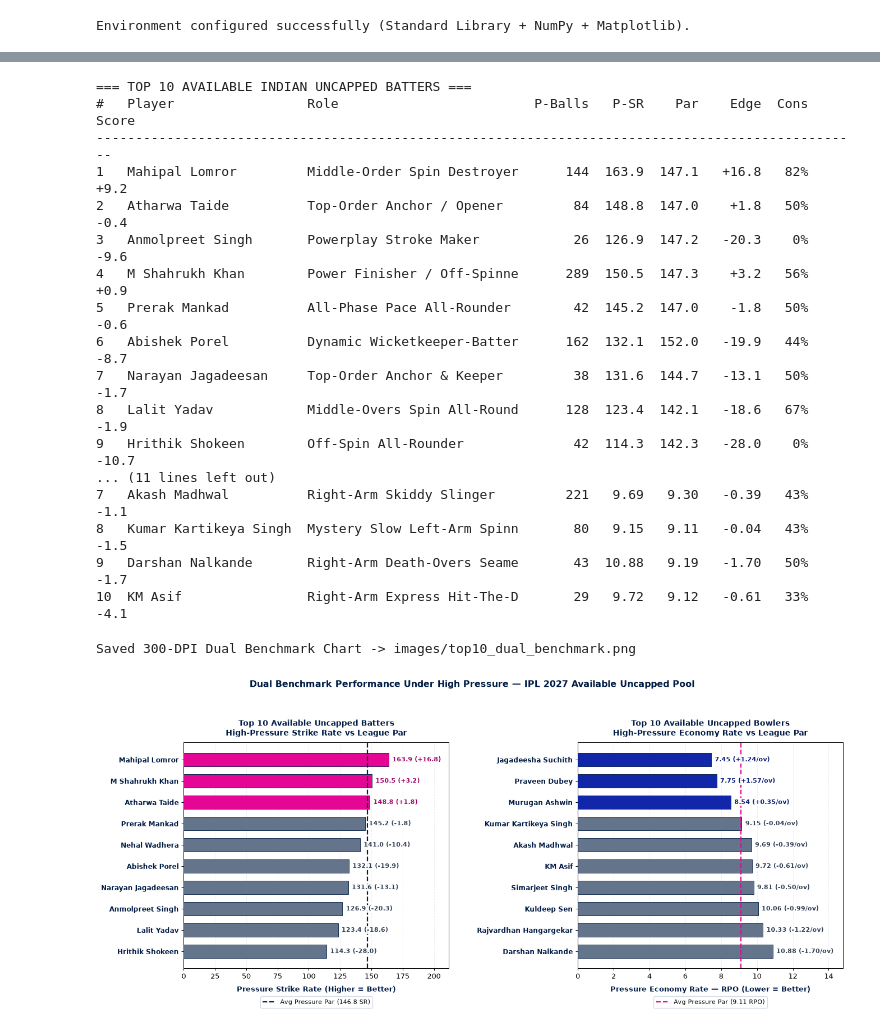
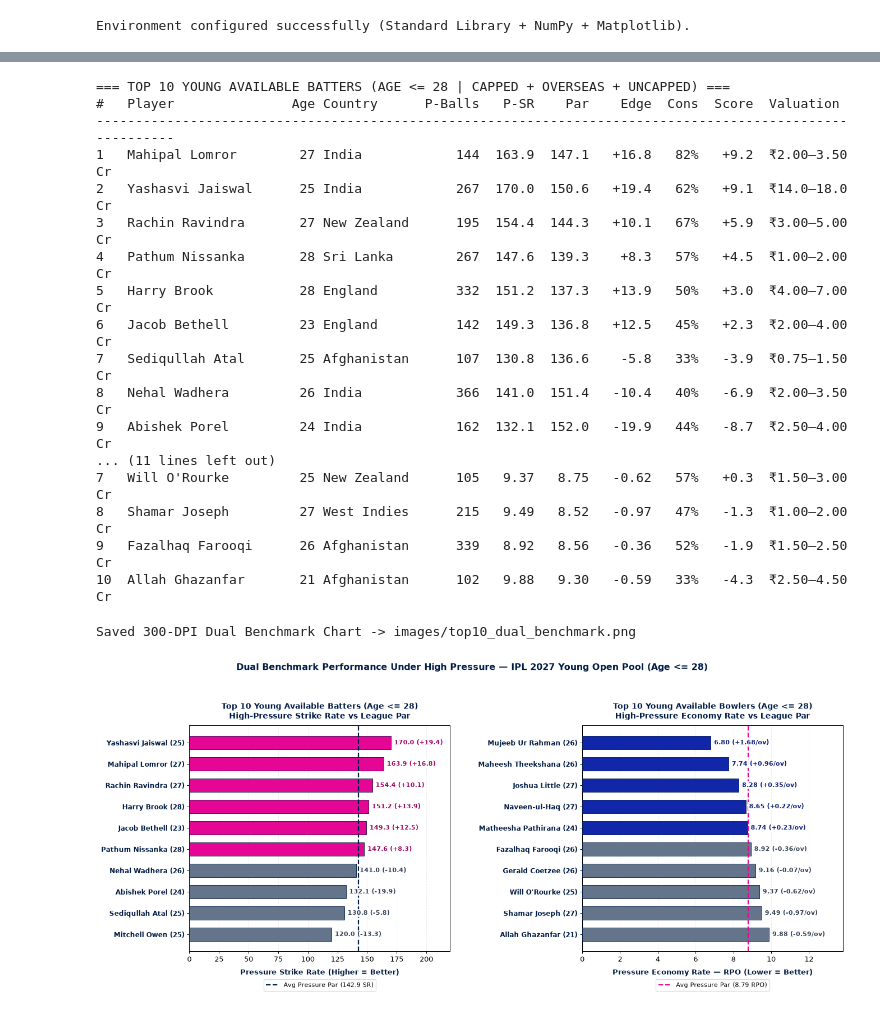
Before and after one commit to umeshraj2007/SupeRR_S2, a Jupyter notebook: SupeRR_Selector_Season2_Analysis.ipynb, the cells around one changed output, grey strips where cells are left out. Cells and saved outputs as stored; diff of their text form; code cells hidden in the pictures.

Commit message:
feat(ipl2027): switch full submission (22-page PDF, dashboard, executed notebook, README, 300-DPI charts) to Young Open Pool (Age <= 28 | Capped + Overseas + Uncapped)

```diff
--- a/SupeRR_Selector_Season2_Analysis.ipynb
+++ b/SupeRR_Selector_Season2_Analysis.ipynb
@@ -73,39 +77,39 @@ Verified auction targets   : 20 uncapped Indian players (0 retained overlap)
 # %%
-# Cell 3: Top 10 Available Indian Uncapped Batters & Bowlers
+# Cell 3: Top 10 Young Available Batters & Bowlers (Strictly Ranked by Pressure Score)
 batters = [p for p in targets if p['primary_mode'] == 'bat']
 bowlers = [p for p in targets if p['primary_mode'] == 'bowl']
 
-print('=== TOP 10 AVAILABLE INDIAN UNCAPPED BATTERS ===')
-print(f"{'#':<3} {'Player':<22} {'Role':<28} {'P-Balls':>7} {'P-SR':>6} {'Par':>6} {'Edge':>7} {'Cons':>5} {'Score':>6}")
-print('-' * 98)
+print('=== TOP 10 YOUNG AVAILABLE BATTERS (AGE <= 28 | CAPPED + OVERSEAS + UNCAPPED) ===')
+print(f"{'#':<3} {'Player':<20} {'Age':>3} {'Country':<12} {'P-Balls':>7} {'P-SR':>6} {'Par':>6} {'Edge':>7} {'Cons':>5} {'Score':>6}  {'Valuation'}")
+print('-' * 106)
 for b in batters:
     s = b['bat']
-    print(f"{b['rank']:<3} {b['name']:<22} {b['role'][:27]:<28} {s['p_balls']:>7} {s['p_sr']:>6.1f} {s['p_exp_sr']:>6.1f} {s['sr_edge']:>+7.1f} {s['good_pct']:>4}% {s['p_score']:>+6.1f}")
+    print(f"{b['rank']:<3} {b['name']:<20} {b['age27']:>3} {b['country']:<12} {s['p_balls']:>7} {s['p_sr']:>6.1f} {s['p_exp_sr']:>6.1f} {s['sr_edge']:>+7.1f} {s['good_pct']:>4}% {s['p_score']:>+6.1f}  {b['est_price']}")
 
-print('\n=== TOP 10 AVAILABLE INDIAN UNCAPPED BOWLERS ===')
-print(f"{'#':<3} {'Player':<22} {'Role':<28} {'P-Balls':>7} {'P-Econ':>6} {'Par':>6} {'Save':>7} {'Cons':>5} {'Score':>6}")
-print('-' * 98)
+print('\n=== TOP 10 YOUNG AVAILABLE BOWLERS (AGE <= 28 | CAPPED + OVERSEAS + UNCAPPED) ===')
+print(f"{'#':<3} {'Player':<20} {'Age':>3} {'Country':<12} {'P-Balls':>7} {'P-Econ':>6} {'Par':>6} {'Save':>7} {'Cons':>5} {'Score':>6}  {'Valuation'}")
+print('-' * 106)
 for w in bowlers:
     s = w['bowl']
-    print(f"{w['rank']:<3} {w['name']:<22} {w['role'][:27]:<28} {s['p_balls']:>7} {s['p_econ']:>6.2f} {s['p_exp_econ']:>6.2f} {s['save_per_ov']:>+7.2f} {s['good_pct']:>4}% {s['p_score']:>+6.1f}")
+    print(f"{w['rank']:<3} {w['name']:<20} {w['age27']:>3} {w['country']:<12} {s['p_balls']:>7} {s['p_econ']:>6.2f} {s['p_exp_econ']:>6.2f} {s['save_per_ov']:>+7.2f} {s['good_pct']:>4}% {s['p_score']:>+6.1f}  {w['est_price']}")
 # %% [output]
-=== TOP 10 AVAILABLE INDIAN UNCAPPED BATTERS ===
-#   Player                 Role                         P-Balls   P-SR    Par    Edge  Cons  Score
---------------------------------------------------------------------------------------------------
-1   Mahipal Lomror         Middle-Order Spin Destroyer      144  163.9  147.1   +16.8   82%   +9.2
-2   Atharwa Taide          Top-Order Anchor / Opener         84  148.8  147.0    +1.8   50%   -0.4
-3   Anmolpreet Singh       Powerplay Stroke Maker            26  126.9  147.2   -20.3    0%   -9.6
-4   M Shahrukh Khan        Power Finisher / Off-Spinne      289  150.5  147.3    +3.2   56%   +0.9
-5   Prerak Mankad          All-Phase Pace All-Rounder        42  145.2  147.0    -1.8   50%   -0.6
-6   Abishek Porel          Dynamic Wicketkeeper-Batter      162  132.1  152.0   -19.9   44%   -8.7
-7   Narayan Jagadeesan     Top-Order Anchor & Keeper         38  131.6  144.7   -13.1   50%   -1.7
-8   Lalit Yadav            Middle-Overs Spin All-Round      128  123.4  142.1   -18.6   67%   -1.9
-9   Hrithik Shokeen        Off-Spin All-Rounder              42  114.3  142.3   -28.0    0%  -10.7
+=== TOP 10 YOUNG AVAILABLE BATTERS (AGE <= 28 | CAPPED + OVERSEAS + UNCAPPED) ===
+#   Player               Age Country      P-Balls   P-SR    Par    Edge  Cons  Score  Valuation
+----------------------------------------------------------------------------------------------------------
+1   Mahipal Lomror        27 India            144  163.9  147.1   +16.8   82%   +9.2  ₹2.00–3.50 Cr
+2   Yashasvi Jaiswal      25 India            267  170.0  150.6   +19.4   62%   +9.1  ₹14.0–18.0 Cr
+3   Rachin Ravindra       27 New Zealand      195  154.4  144.3   +10.1   67%   +5.9  ₹3.00–5.00 Cr
+4   Pathum Nissanka       28 Sri Lanka        267  147.6  139.3    +8.3   57%   +4.5  ₹1.00–2.00 Cr
+5   Harry Brook           28 England          332  151.2  137.3   +13.9   50%   +3.0  ₹4.00–7.00 Cr
+6   Jacob Bethell         23 England          142  149.3  136.8   +12.5   45%   +2.3  ₹2.00–4.00 Cr
+7   Sediqullah Atal       25 Afghanistan      107  130.8  136.6    -5.8   33%   -3.9  ₹0.75–1.50 Cr
+8   Nehal Wadhera         26 India            366  141.0  151.4   -10.4   40%   -6.9  ₹2.00–3.50 Cr
+9   Abishek Porel         24 India            162  132.1  152.0   -19.9   44%   -8.7  ₹2.50–4.00 Cr
 ... (11 lines left out)
-7   Akash Madhwal          Right-Arm Skiddy Slinger         221   9.69   9.30   -0.39   43%   -1.1
-8   Kumar Kartikeya Singh  Mystery Slow Left-Arm Spinn       80   9.15   9.11   -0.04   43%   -1.5
-9   Darshan Nalkande       Right-Arm Death-Overs Seame       43  10.88   9.19   -1.70   50%   -1.7
-10  KM Asif                Right-Arm Express Hit-The-D       29   9.72   9.12   -0.61   33%   -4.1
+7   Will O'Rourke         25 New Zealand      105   9.37   8.75   -0.62   57%   +0.3  ₹1.50–3.00 Cr
+8   Shamar Joseph         27 West Indies      215   9.49   8.52   -0.97   47%   -1.3  ₹1.00–2.00 Cr
+9   Fazalhaq Farooqi      26 Afghanistan      339   8.92   8.56   -0.36   52%   -1.9  ₹1.50–2.50 Cr
+10  Allah Ghazanfar       21 Afghanistan      102   9.88   9.30   -0.59   33%   -4.3  ₹2.50–4.50 Cr
 # %%
 # Cell 4: Dual Benchmark Chart (All-Positive Raw Pressure SR & Economy vs League Par)
 def plot_dual_benchmark(players, out_path='images/top10_dual_benchmark.png'):
@@ -113,7 +117,7 @@ def plot_dual_benchmark(players, out_path='images/top10_dual_benchmark.png'):
     fig.patch.set_facecolor('#FFFFFF')
 
     bats = sorted([p for p in players if p['primary_mode'] == 'bat'], key=lambda x: x['bat']['p_sr'], reverse=True)
-    b_names = [p['name'] for p in bats]
+    b_names = [f"{p['name']} ({p['age27']})" for p in bats]
     b_sr    = [p['bat']['p_sr'] for p in bats]
     b_edge  = [p['bat']['sr_edge'] for p in bats]
     b_par   = float(np.mean([p['bat']['p_exp_sr'] for p in bats]))
@@ -122,47 +126,46 @@ def plot_dual_benchmark(players, out_path='images/top10_dual_benchmark.png'):
     ax1.barh(y1, b_sr, color=['#E50695' if e >= 0 else '#64748B' for e in b_edge], height=0.64, edgecolor='#021D45', lw=0.7, zorder=3)
     ax1.axvline(b_par, color='#021D45', ls='--', lw=1.8, zorder=4, label=f'Avg Pressure Par ({b_par:.1f} SR)')
     ax1.set_yticks(y1); ax1.set_yticklabels(b_names, fontsize=9.5, fontweight='bold', color='#021D45')
-    ax1.invert_yaxis(); ax1.set_xlim(0, 212)
+    ax1.invert_yaxis(); ax1.set_xlim(0, 220)
     ax1.set_xlabel('Pressure Strike Rate (Higher = Better)', fontsize=10, fontweight='bold', color='#021D45', labelpad=8)
-    ax1.set_title('Top 10 Available Uncapped Batters\nHigh-Pressure Strike Rate vs League Par', fontsize=11.5, fontweight='bold', color='#021D45', pad=10)
+    ax1.set_title('Top 10 Young Available Batters (Age <= 28)\nHigh-Pressure Strike Rate vs League Par', fontsize=11.5, fontweight='bold', color='#021D45', pad=10)
     ax1.grid(True, axis='x', ls='--', alpha=0.4, color='#CBD5E1', zorder=0)
     ax1.legend(loc='upper center', bbox_to_anchor=(0.5, -0.11), frameon=True, facecolor='#FFFFFF', edgecolor='#CBD5E1', fontsize=9)
     for i, (sr, ed) in enumerate(zip(b_sr, b_edge)):
         ax1.text(sr + 2.8, i, f'{sr:.1f} ({ed:+.1f})', va='center', ha='left', fontsize=8.8, fontweight='bold',
                  color='#9D0466' if ed >= 0 else '#334155', zorder=6,
                  bbox=dict(facecolor='#FFFFFF', edgecolor='none', pad=1.2, alpha=0.90))
 
     bowls = sorted([p for p in players if p['primary_mode'] == 'bowl'], key=lambda x: x['bowl']['p_econ'])
-    w_names = [p['name'] for p in bowls]
+    w_names = [f"{p['name']} ({p['age27']})" for p in bowls]
     w_econ  = [p['bowl']['p_econ'] for p in bowls]
     w_save  = [p['bowl']['save_per_ov'] for p in bowls]
     w_par   = float(np.mean([p['bowl']['p_exp_econ'] for p in bowls]))
 
     y2 = np.arange(len(w_names))
     ax2.barh(y2, w_econ, color=['#1226AA' if s >= 0 else '#64748B' for s in w_save], height=0.64, edgecolor='#021D45', lw=0.7, zorder=3)
     ax2.axvline(w_par, color='#E50695', ls='--', lw=1.8, zorder=4, label=f'Avg Pressure Par ({w_par:.2f} RPO)')
     ax2.set_yticks(y2); ax2.set_yticklabels(w_names, fontsize=9.5, fontweight='bold', color='#021D45')
-    ax2.invert_yaxis(); ax2.set_xlim(0, 14.8)
+    ax2.invert_yaxis(); ax2.set_xlim(0, 13.8)
     ax2.set_xlabel('Pressure Economy Rate — RPO (Lower = Better)', fontsize=10, fontweight='bold', color='#021D45', labelpad=8)
-    ax2.set_title('Top 10 Available Uncapped Bowlers\nHigh-Pressure Economy Rate vs League Par', fontsize=11.5, fontweight='bold', color='#021D45', pad=10)
+    ax2.set_title('Top 10 Young Available Bowlers (Age <= 28)\nHigh-Pressure Economy Rate vs League Par', fontsize=11.5, fontweight='bold', color='#021D45', pad=10)
     ax2.grid(True, axis='x', ls='--', alpha=0.4, color='#CBD5E1', zorder=0)
     ax2.legend(loc='upper center', bbox_to_anchor=(0.5, -0.11), frameon=True, facecolor='#FFFFFF', edgecolor='#CBD5E1', fontsize=9)
     for i, (ec, sv) in enumerate(zip(w_econ, w_save)):
-        ax2.text(ec + 0.20, i, f'{ec:.2f} ({sv:+.2f}/ov)', va='center', ha='left', fontsize=8.8, fontweight='bold',
+        ax2.text(ec + 0.18, i, f'{ec:.2f} ({sv:+.2f}/ov)', va='center', ha='left', fontsize=8.8, fontweight='bold',
                  color='#0B1D78' if sv >= 0 else '#334155', zorder=6,
                  bbox=dict(facecolor='#FFFFFF', edgecolor='none', pad=1.2, alpha=0.90))
 
-    fig.suptitle('Dual Benchmark Performance Under High Pressure — IPL 2027 Available Uncapped Pool',
-                 fontsize=13, fontweight='bold', color='#021D45', y=0.98)
+    fig.suptitle('Dual Benchmark Performance Under High Pressure — IPL 2027 Young Open Pool (Age <= 28)', fontsize=13, fontweight='bold', color='#021D45', y=0.98)
     plt.tight_layout(rect=[0, 0.04, 1, 0.94], w_pad=4.0)
     plt.savefig(out_path, dpi=300, bbox_inches='tight', facecolor='#FFFFFF')
     print(f'Saved 300-DPI Dual Benchmark Chart -> {out_path}')
     plt.show()
 
 plot_dual_benchmark(targets)
 # %% [output]
 Saved 300-DPI Dual Benchmark Chart -> images/top10_dual_benchmark.png
-[figure, old version]
+[figure, new version]
 # %%
 # Cell 5: 4-Quadrant Pressure Impact Matrix (Zero Clipping, Zero Overlapping Text)
 def plot_pressure_matrix(players, out_path='images/pressure_impact_matrix_4quadrants.png'):
```
Also changed, not shown: parts of 6 cells of this notebook, 47 other files.
